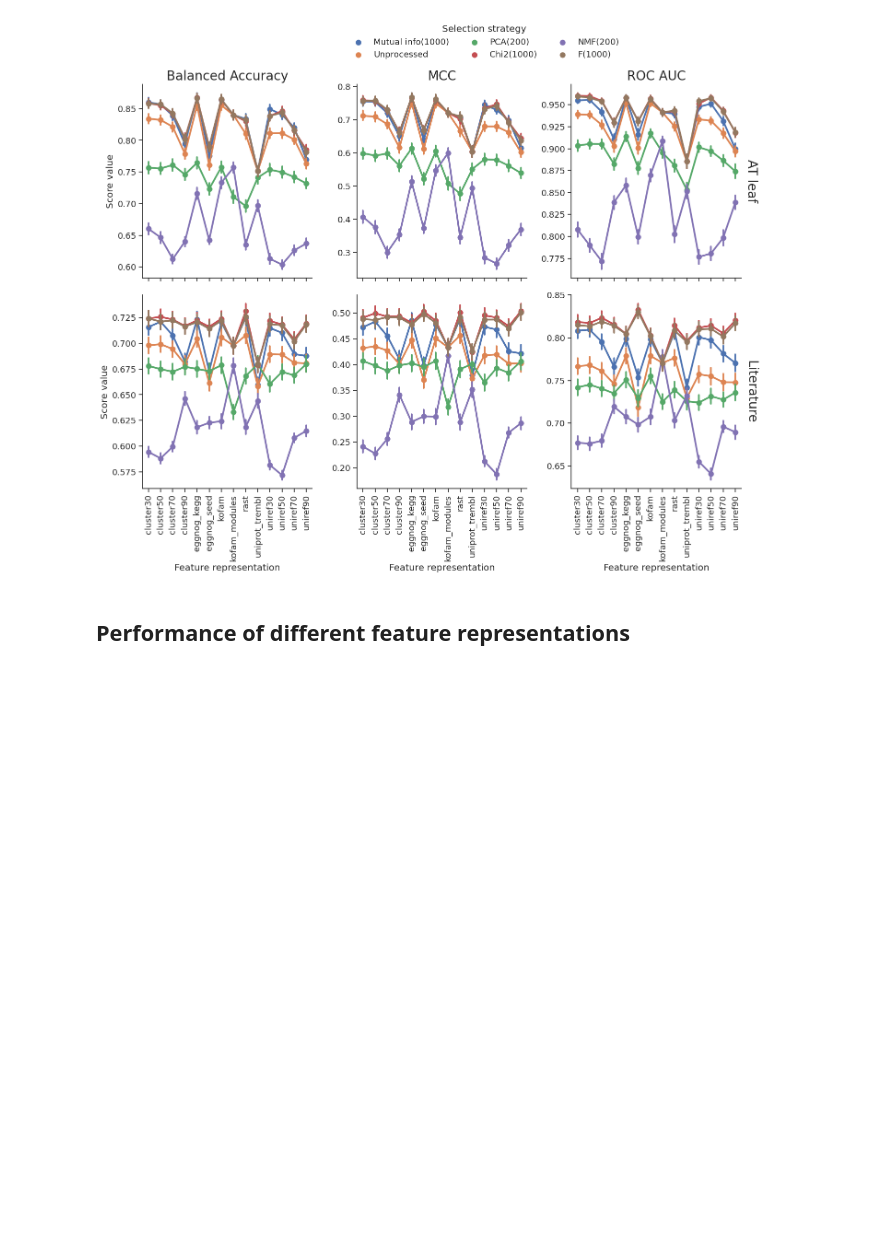
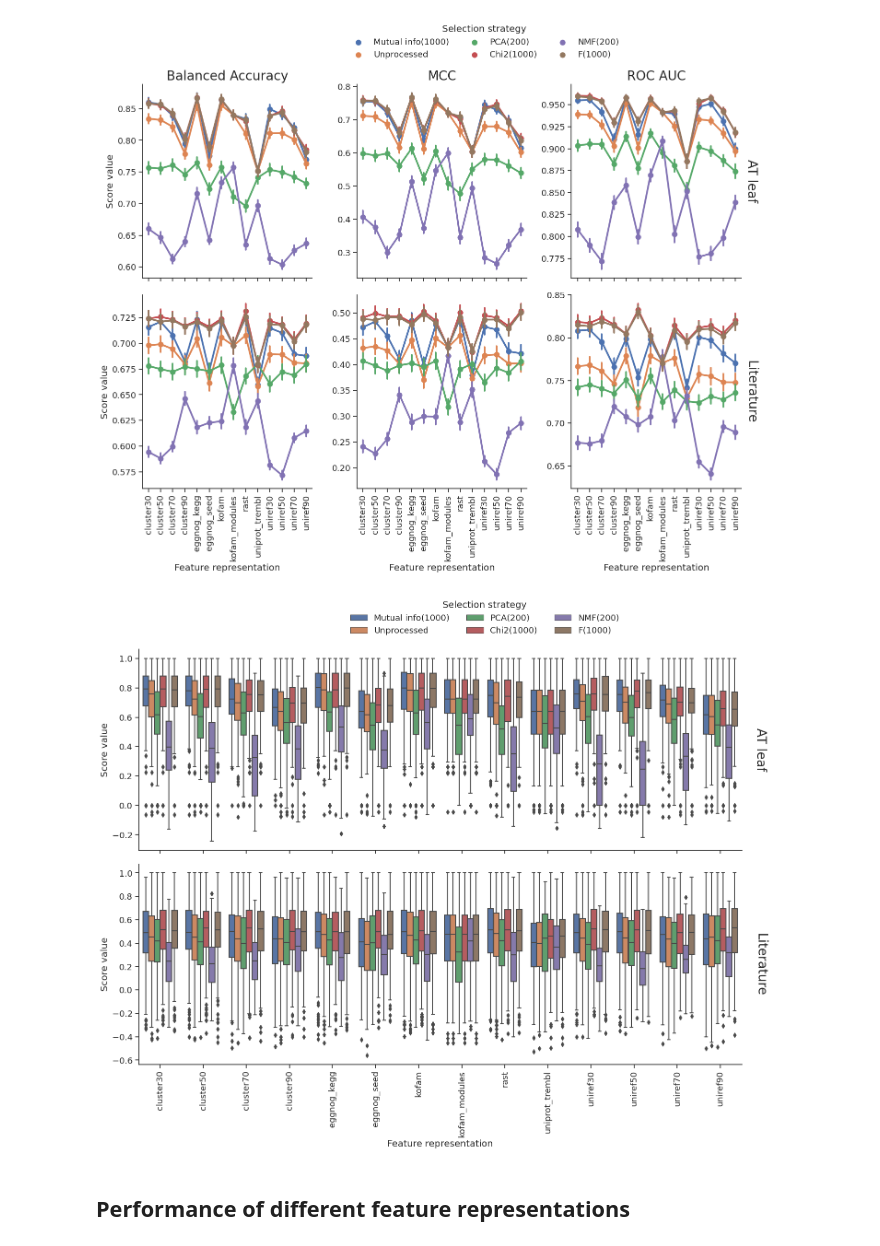
Before and after one commit to kbasecollaborations/trait-prediction, a Jupyter notebook: notebooks/biolog/poster_chleaf_aggregate.ipynb, the cells around one changed output. Drawn from its saved outputs; the diff is of its cells as text; code cells hidden in the pictures; blank space fills up the shorter version.

```diff
--- a/notebooks/biolog/poster_chleaf_aggregate.ipynb
+++ b/notebooks/biolog/poster_chleaf_aggregate.ipynb
@@ -166,6 +166,28 @@ sns.move_legend(g, "upper center", ncol=3, bbox_to_anchor=(0.5, 1.1), title="Sel
 # TODO: Color map (gradient for same category)
 # %% [output]
 [figure]
+# %%
+sns.set_theme(font_scale=1.2, style="ticks")
+
+cols = ["MCC"]
+plot_data = (
+    cv_scores_df
+    .melt(id_vars=["Dataset", "Preprocessing strategy", "Feature representation"], value_vars=cols,
+          var_name="Metric", value_name="Score value")
+)
+plot_data["Feature category"] = plot_data["Feature representation"].apply(group_feature)
+
+g = sns.catplot(data=plot_data, x="Feature representation", y="Score value",
+                kind="box",  row="Dataset", aspect=3,
+                sharey=False, hue="Preprocessing strategy", margin_titles=True)
+g.set_titles(row_template = '{row_name}', col_template = '{col_name}', size=20)
+for i, ax in enumerate(g.axes.flat):
+    ax.tick_params(axis='x', rotation=90, which="both");
+
+sns.move_legend(g, "upper center", ncol=3, bbox_to_anchor=(0.5, 1.1), title="Selection strategy")
+# TODO: Color map (gradient for same category)
+# %% [output]
+[figure, added]
 # %% [markdown]
 ## Performance of different feature representations
 # %%
```
Also changed, not shown: 3 other files.
